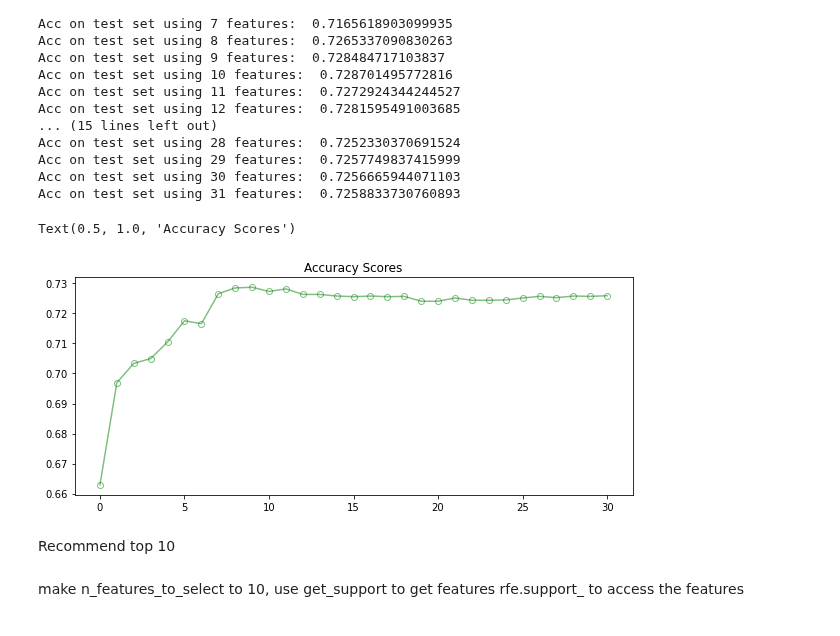
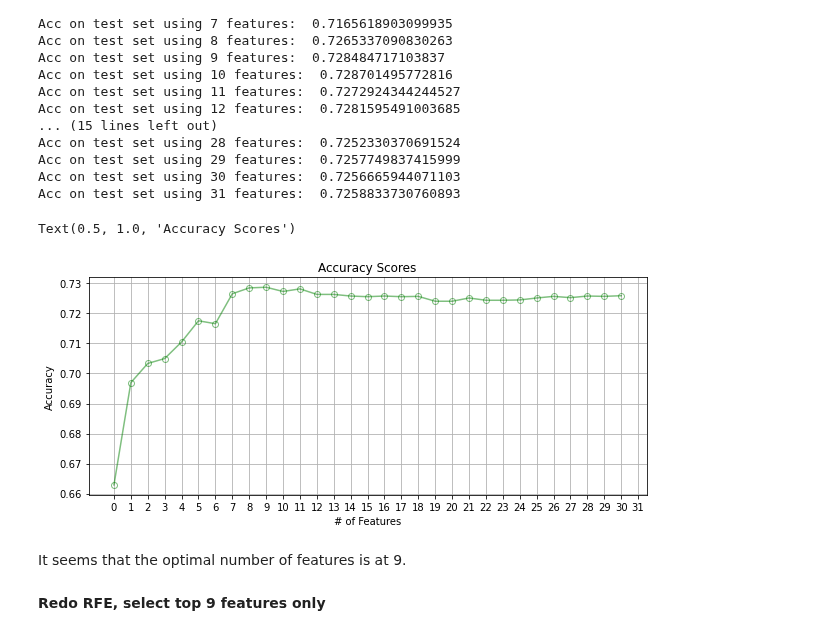
Before and after one commit to walthersy/DataScience-Portfolio, a Jupyter notebook: Portfolio 3.ipynb, the cells around one changed output. Drawn from its saved outputs; the diff is of its cells as text; code cells hidden in the pictures.

```diff
--- a/Portfolio 3.ipynb
+++ b/Portfolio 3.ipynb
@@ -452,13 +425,12 @@ Acc on test set using 31 features:  0.7258833730760893
 # %%
 plt.figure(figsize=(10,4))
 plt.plot(acc_scores, marker = 'o', color = 'g', alpha=.5,
          markeredgewidth = 1 ,markeredgecolor = 'g', markerfacecolor = 'None')
+plt.xticks(np.arange(0, 32, step=1))
+plt.grid()
+plt.xlabel('# of Features')
+plt.ylabel('Accuracy')
 plt.title('Accuracy Scores')
 # %% [output]
 Text(0.5, 1.0, 'Accuracy Scores')
-[figure, old version]
+[figure, new version]
-# %% [markdown]
-Recommend top 10
-# %% [markdown]
-make n_features_to_select to 10, use get_support to get features
-rfe.support_ to access the features
@@ -466,0 +437,4 @@ rfe.support_ to access the features
+# %% [markdown]
+It seems that the optimal number of features is at 9.
+# %% [markdown]
+__Redo RFE, select top 9 features only__
```
Also changed, not shown: parts of 15 cells of this notebook.
